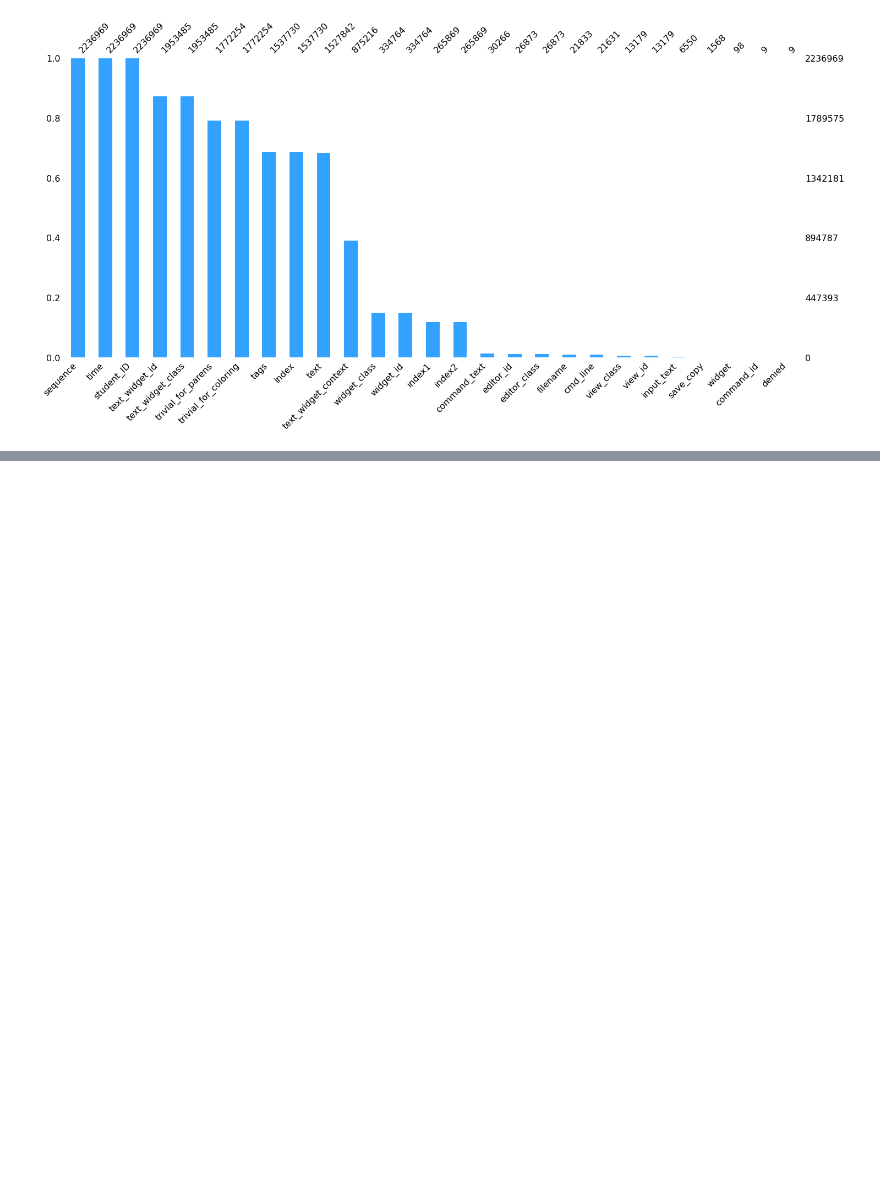
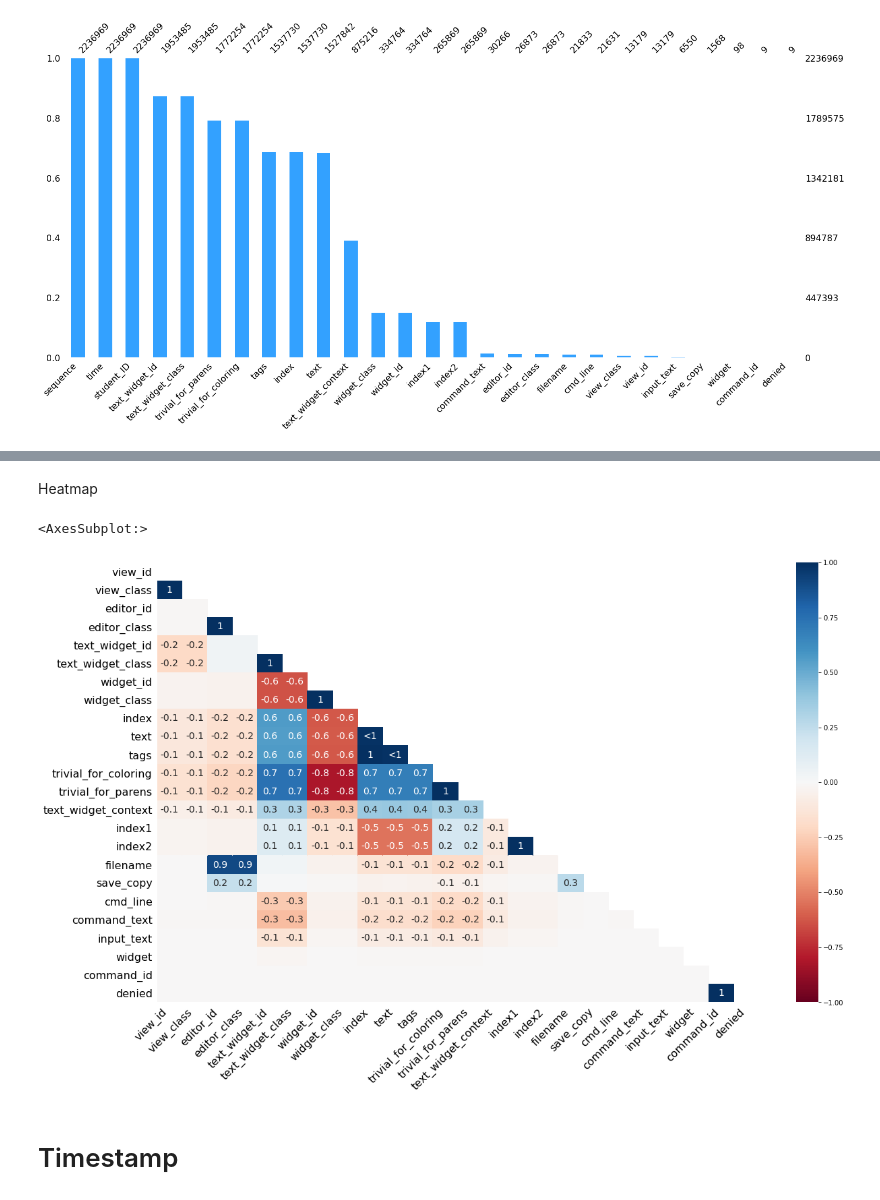
Before and after one commit to alefreda/thonny-log-analysis, a Jupyter notebook: Thonny_log_analysis.ipynb, the cells around one changed output, grey strips where cells are left out. Drawn from its saved outputs; the diff is of its cells as text; code cells hidden in the pictures; blank space fills up the shorter version.

```diff
--- a/Thonny_log_analysis.ipynb
+++ b/Thonny_log_analysis.ipynb
@@ -45,0 +102,9 @@ plt.show()
+# %% [markdown]
+Heatmap
+# %%
+msno.heatmap(df)
+# %% [output]
+<AxesSubplot:>
+[figure, added]
+# %% [markdown]
+# Timestamp
```
Also changed, not shown: parts of 6 cells of this notebook, 1 other file.
